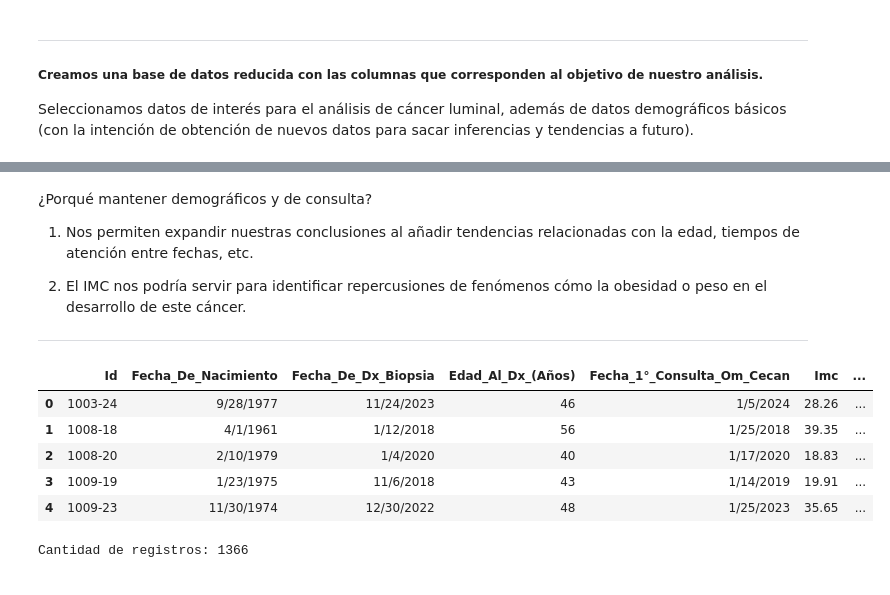
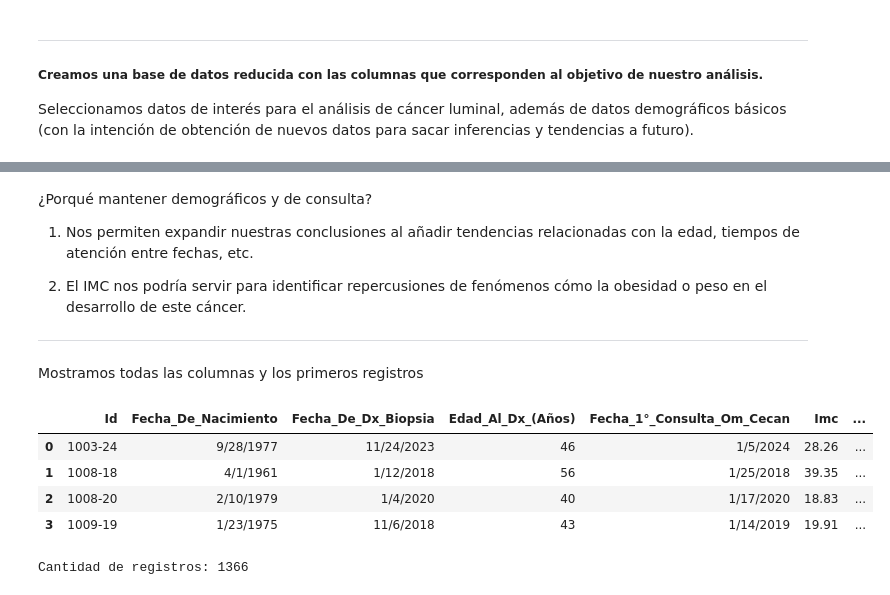
Before and after one commit to GilinCordero/Reporte_de_Limpieza_de_Datos, a Jupyter notebook: AnalisisDeDatos.ipynb, the cells around one changed output, grey strips where cells are left out. Saved outputs shown, nothing was run; the diff lists cells and outputs as text; code cells hidden in the pictures.

```diff
--- a/AnalisisDeDatos.ipynb
+++ b/AnalisisDeDatos.ipynb
@@ -147,19 +158,19 @@ luminalDf = df[luminal_columns]
 1. Nos permiten expandir nuestras conclusiones al añadir tendencias relacionadas con la edad, tiempos de atención entre fechas, etc.
 
 2. El IMC nos podría servir para identificar repercusiones de fenómenos cómo la obesidad o peso en el desarrollo de este cáncer.
+
 ---
+
+Mostramos todas las columnas y los primeros registros
 # %%
-# Mostramos todas las columnas y los primeros registros
-
 pd.set_option('display.max_columns', None) #Para ver cada una de las columnas
-luminalDf.head()
+luminalDf.head(4)
 # %% [output]
 |  | Id | Fecha_De_Nacimiento | Fecha_De_Dx_Biopsia | Edad_Al_Dx_(Años) | Fecha_1°_Consulta_Om_Cecan | Imc | ... |
 | 0 | 1003-24 | 9/28/1977 | 11/24/2023 | 46 | 1/5/2024 | 28.26 | ... |
 | 1 | 1008-18 | 4/1/1961 | 1/12/2018 | 56 | 1/25/2018 | 39.35 | ... |
 | 2 | 1008-20 | 2/10/1979 | 1/4/2020 | 40 | 1/17/2020 | 18.83 | ... |
 | 3 | 1009-19 | 1/23/1975 | 11/6/2018 | 43 | 1/14/2019 | 19.91 | ... |
-| 4 | 1009-23 | 11/30/1974 | 12/30/2022 | 48 | 1/25/2023 | 35.65 | ... |
 # %%
 # Mostramos la cantidad de registros
 
```
Also changed, not shown: parts of 48 cells of this notebook, 1 other file.
